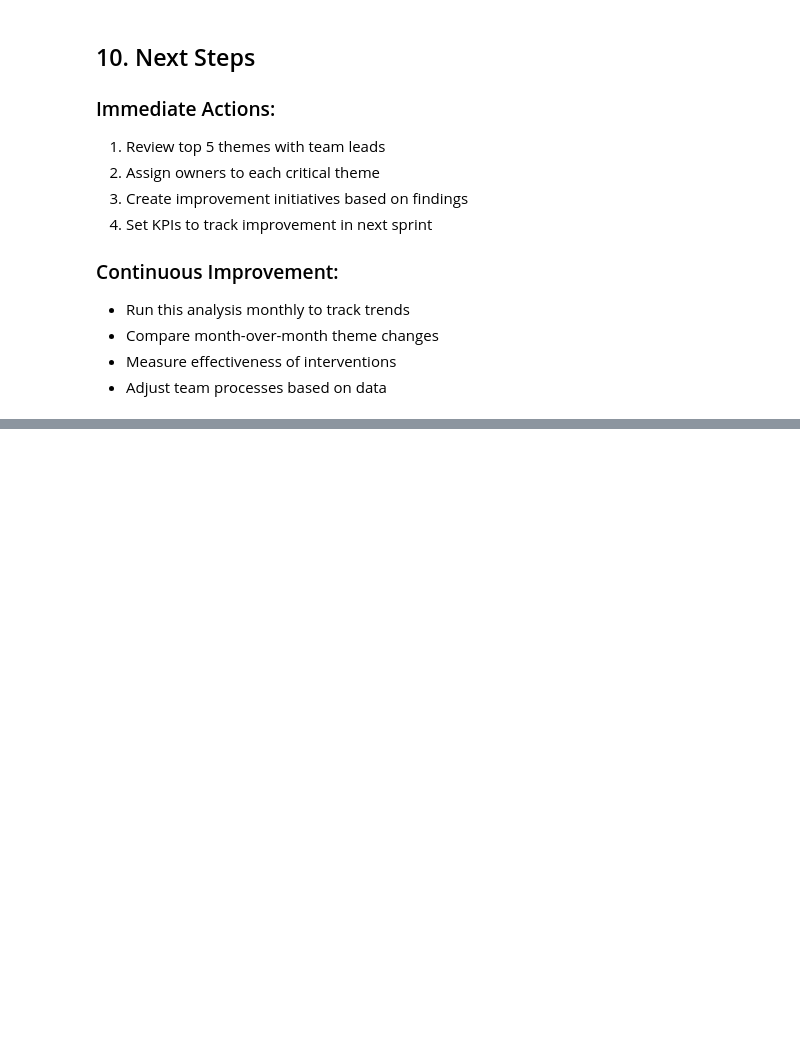
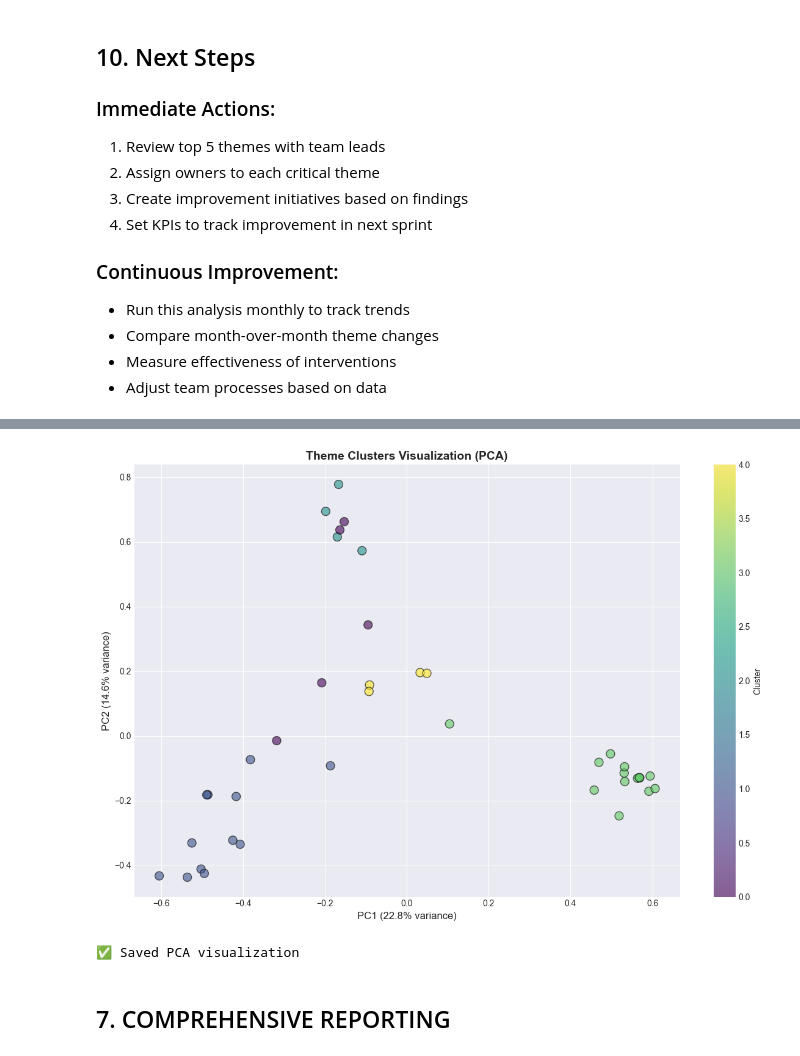
Before and after one commit to Andy-Nunez/jira-llm-thematic-analysis, a Jupyter notebook: notebooks/jira_delay_analysis.ipynb, the cells around one changed output, grey strips where cells are left out. Saved outputs shown, nothing was run; the diff lists cells and outputs as text; code cells hidden in the pictures; blank space fills up the shorter version.

```diff
--- a/notebooks/jira_delay_analysis.ipynb
+++ b/notebooks/jira_delay_analysis.ipynb
@@ -249,0 +525,17 @@ print("✅ Saved top 5 critical themes to reports/top_5_critical_themes.csv")
+# %%
+# Perform KMeans clustering
+n_clusters = 5
+
+kmeans = KMeans(
+    n_clusters=n_clusters,
+    random_state=42,
+    n_init=10,
+    max_iter=300
+)
+
+cluster_labels = kmeans.fit_predict(X)
+issues_with_themes['cluster'] = cluster_labels
+
+print(f"✅ Clustered themes into {n_clusters} groups")
+print(f"\nCluster distribution:")
+print(issues_with_themes['cluster'].value_counts().sort_index())
@@ -249,0 +608,29 @@ print("✅ Saved top 5 critical themes to reports/top_5_critical_themes.csv")
+# %%
+# PCA visualization
+pca = PCA(n_components=2, random_state=42)
+X_pca = pca.fit_transform(X.toarray())
+
+plt.figure(figsize=(12, 8))
+scatter = plt.scatter(
+    X_pca[:, 0], X_pca[:, 1],
+    c=cluster_labels,
+    cmap='viridis',
+    s=100,
+    alpha=0.6,
+    edgecolors='black'
+)
+
+plt.xlabel(f'PC1 ({pca.explained_variance_ratio_[0]:.1%} variance)', fontsize=12)
+plt.ylabel(f'PC2 ({pca.explained_variance_ratio_[1]:.1%} variance)', fontsize=12)
+plt.title('Theme Clusters Visualization (PCA)', fontsize=14, fontweight='bold')
+plt.colorbar(scatter, label='Cluster')
+plt.tight_layout()
+plt.savefig('../reports/cluster_pca_visualization.png', dpi=300, bbox_inches='tight')
+plt.show()
+
+print("✅ Saved PCA visualization")
+# %% [output]
+[figure, added]
+✅ Saved PCA visualization
+# %% [markdown]
+## 7. COMPREHENSIVE REPORTING
```
Also changed, not shown: parts of 44 cells of this notebook, 7 other files.
